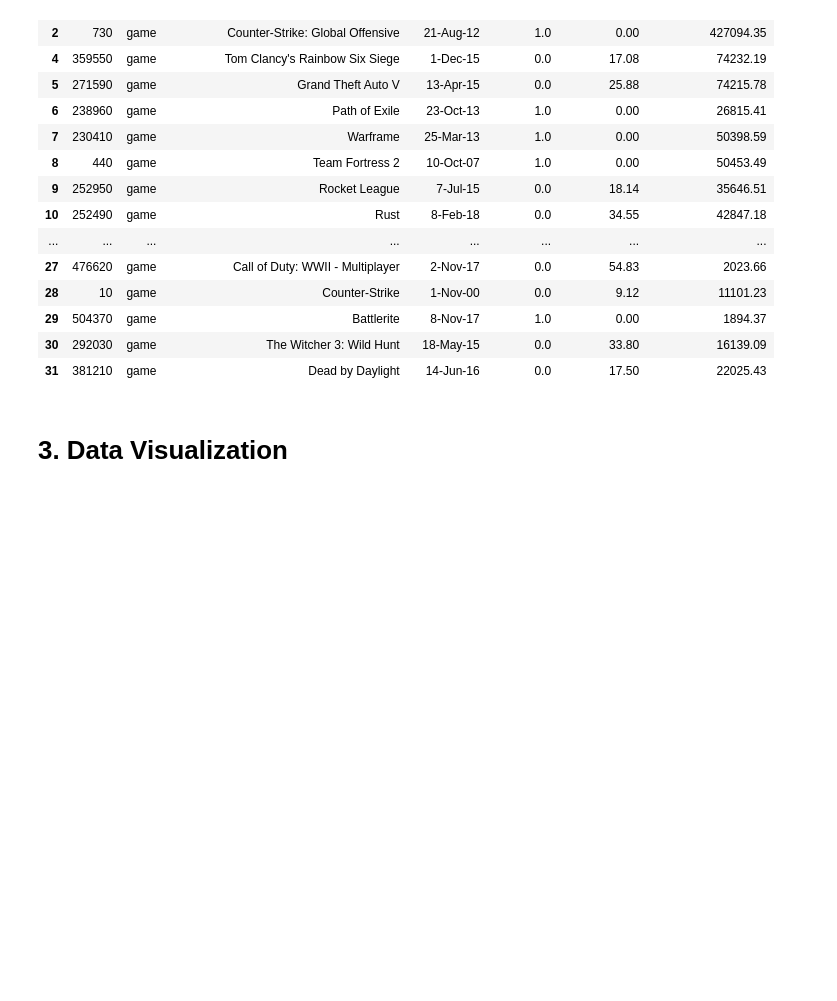
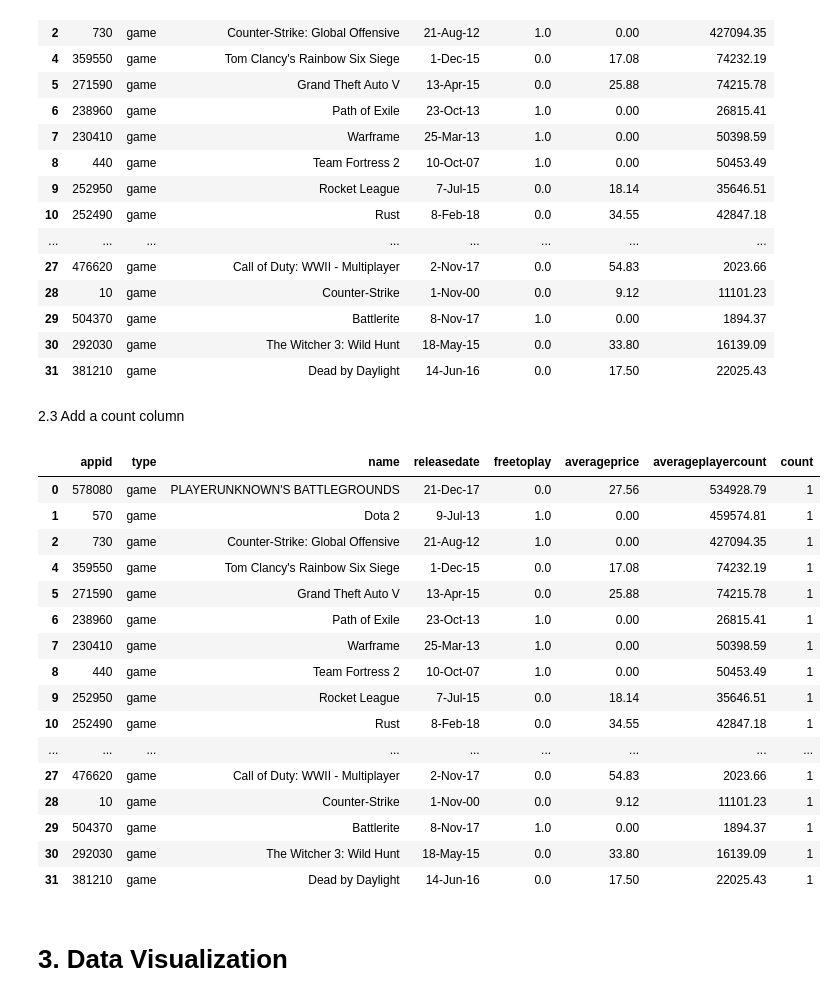
Before and after one commit to MarkoGlamocak/418courseproject, a Jupyter notebook: 418courseproject.ipynb, the cells around one changed output. Cells and saved outputs as stored; diff of their text form; code cells hidden in the pictures; blank space fills up the shorter version.

```diff
--- a/418courseproject.ipynb
+++ b/418courseproject.ipynb
@@ -120,5 +120,28 @@ df.head(30)
 | 29 | 504370 | game | Battlerite | 8-Nov-17 | 1.0 | 0.00 | 1894.37 |
 | 30 | 292030 | game | The Witcher 3: Wild Hunt | 18-May-15 | 0.0 | 33.80 | 16139.09 |
 | 31 | 381210 | game | Dead by Daylight | 14-Jun-16 | 0.0 | 17.50 | 22025.43 |
+# %% [markdown]
+2.3 Add a count column
+# %%
+df['count'] = 1
+df.head(30)
+# %% [output]
+|  | appid | type | name | releasedate | freetoplay | averageprice | averageplayercount | count |
+| 0 | 578080 | game | PLAYERUNKNOWN'S BATTLEGROUNDS | 21-Dec-17 | 0.0 | 27.56 | 534928.79 | 1 |
+| 1 | 570 | game | Dota 2 | 9-Jul-13 | 1.0 | 0.00 | 459574.81 | 1 |
+| 2 | 730 | game | Counter-Strike: Global Offensive | 21-Aug-12 | 1.0 | 0.00 | 427094.35 | 1 |
+| 4 | 359550 | game | Tom Clancy's Rainbow Six Siege | 1-Dec-15 | 0.0 | 17.08 | 74232.19 | 1 |
+| 5 | 271590 | game | Grand Theft Auto V | 13-Apr-15 | 0.0 | 25.88 | 74215.78 | 1 |
+| 6 | 238960 | game | Path of Exile | 23-Oct-13 | 1.0 | 0.00 | 26815.41 | 1 |
+| 7 | 230410 | game | Warframe | 25-Mar-13 | 1.0 | 0.00 | 50398.59 | 1 |
+| 8 | 440 | game | Team Fortress 2 | 10-Oct-07 | 1.0 | 0.00 | 50453.49 | 1 |
+| 9 | 252950 | game | Rocket League | 7-Jul-15 | 0.0 | 18.14 | 35646.51 | 1 |
+| 10 | 252490 | game | Rust | 8-Feb-18 | 0.0 | 34.55 | 42847.18 | 1 |
+| ... | ... | ... | ... | ... | ... | ... | ... | ... |
+| 27 | 476620 | game | Call of Duty: WWII - Multiplayer | 2-Nov-17 | 0.0 | 54.83 | 2023.66 | 1 |
+| 28 | 10 | game | Counter-Strike | 1-Nov-00 | 0.0 | 9.12 | 11101.23 | 1 |
+| 29 | 504370 | game | Battlerite | 8-Nov-17 | 1.0 | 0.00 | 1894.37 | 1 |
+| 30 | 292030 | game | The Witcher 3: Wild Hunt | 18-May-15 | 0.0 | 33.80 | 16139.09 | 1 |
+| 31 | 381210 | game | Dead by Daylight | 14-Jun-16 | 0.0 | 17.50 | 22025.43 | 1 |
 # %% [markdown]
 # 3. Data Visualization
```
Also changed, not shown: parts of 8 cells of this notebook.
